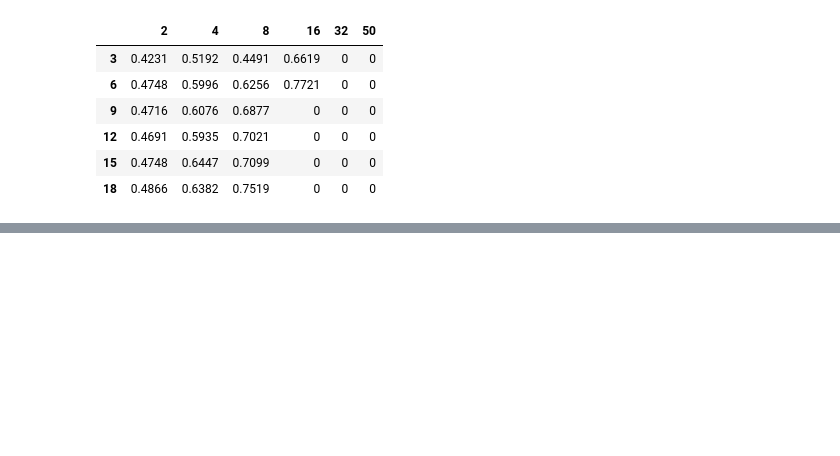
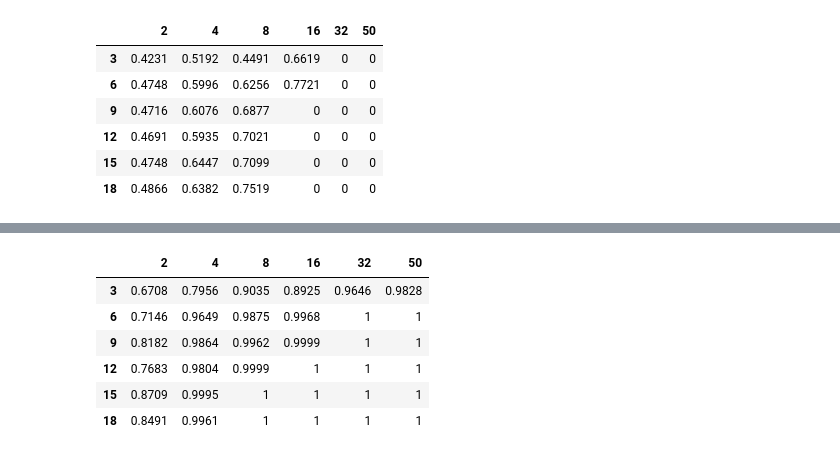
Before and after one commit to rfeinman/learning-to-learn, a Jupyter notebook: notebooks/Untitled.ipynb, the cells around one changed output, grey strips where cells are left out. Saved outputs shown, nothing was run; the diff lists cells and outputs as text; code cells hidden in the pictures; blank space fills up the shorter version.

```diff
--- a/notebooks/Untitled.ipynb
+++ b/notebooks/Untitled.ipynb
@@ -357,0 +381,10 @@ get_df(results_o2_gen.mean(axis=2), category_trials, exemplar_trials)
+# %%
+get_df(results_o2_gen.mean(axis=2), category_trials, exemplar_trials)
+# %% [output]
+|  | 2 | 4 | 8 | 16 | 32 | 50 |
+| 3 | 0.6708 | 0.7956 | 0.9035 | 0.8925 | 0.9646 | 0.9828 |
+| 6 | 0.7146 | 0.9649 | 0.9875 | 0.9968 | 1 | 1 |
+| 9 | 0.8182 | 0.9864 | 0.9962 | 0.9999 | 1 | 1 |
+| 12 | 0.7683 | 0.9804 | 0.9999 | 1 | 1 | 1 |
+| 15 | 0.8709 | 0.9995 | 1 | 1 | 1 | 1 |
+| 18 | 0.8491 | 0.9961 | 1 | 1 | 1 | 1 |
```
Also changed, not shown: parts of 8 cells of this notebook, 2 other files.
